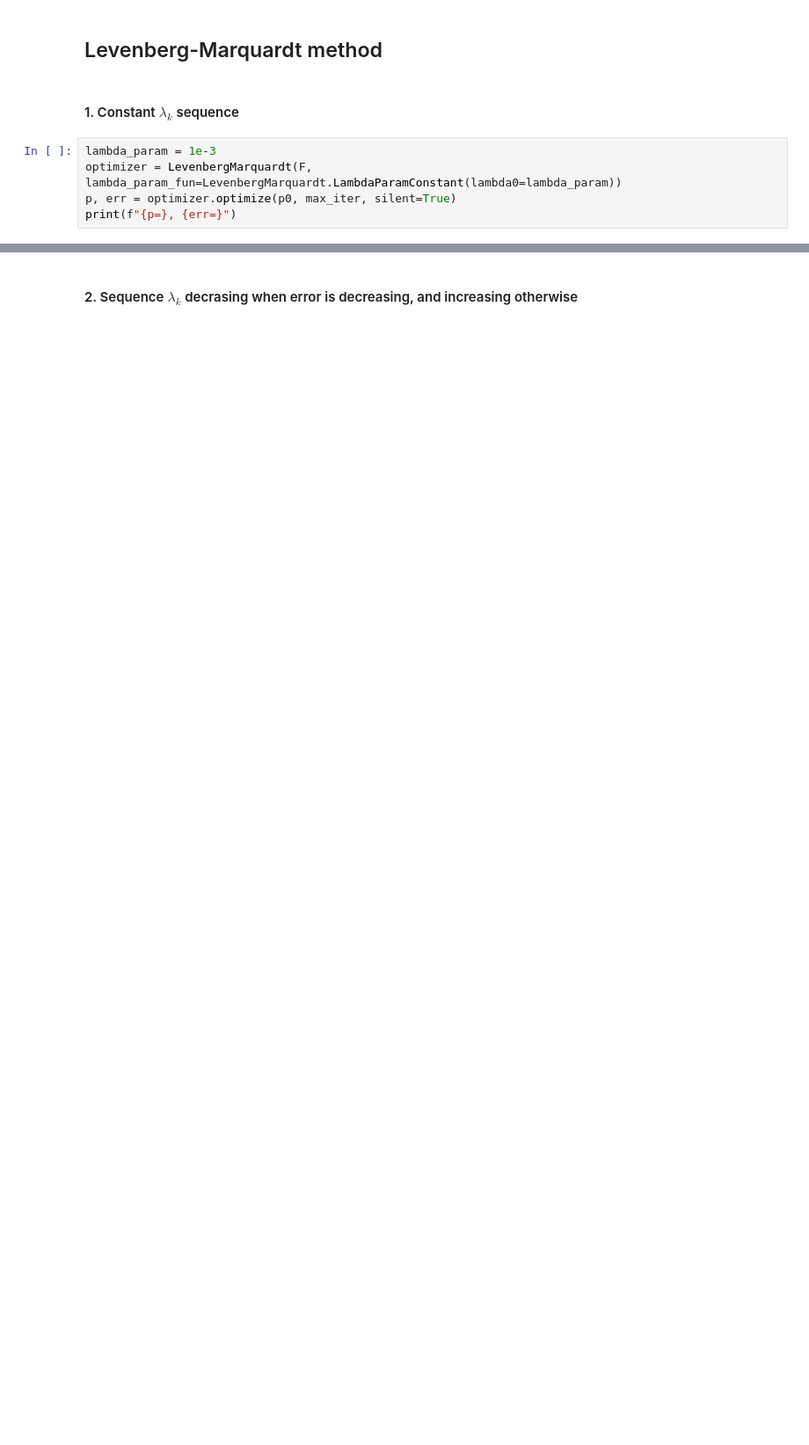
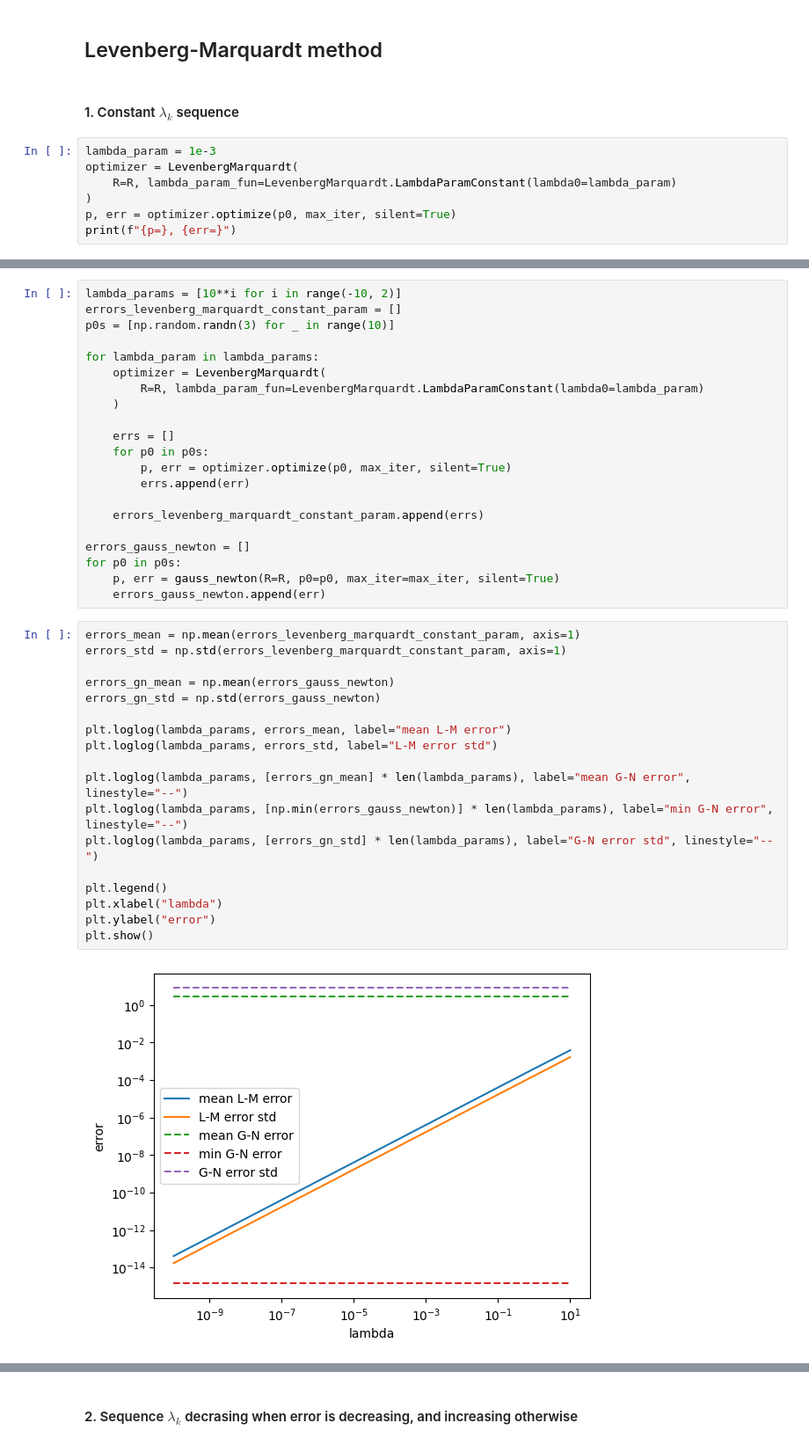
Before and after one commit to Perlik476/MNUMAD-optimizers, a Jupyter notebook: project/test.ipynb, the cells around one changed output, grey strips where cells are left out. Shown: that part at 88% size. Cells and saved outputs as stored; diff of their text form; blank space fills up the shorter version.

Commit message:
Add gradient descent and plots of errors

```diff
--- a/project/test.ipynb
+++ b/project/test.ipynb
@@ -90,7 +145,9 @@ array([1., 2., 3., 4.])
 #### 1. Constant $\lambda_k$ sequence
 # %%
 lambda_param = 1e-3
-optimizer = LevenbergMarquardt(F, lambda_param_fun=LevenbergMarquardt.LambdaParamConstant(lambda0=lambda_param))
+optimizer = LevenbergMarquardt(
+    R=R, lambda_param_fun=LevenbergMarquardt.LambdaParamConstant(lambda0=lambda_param)
+)
 p, err = optimizer.optimize(p0, max_iter, silent=True)
 print(f"{p=}, {err=}")
 # %% [output]
@@ -101,0 +161,41 @@ array([1.00068535, 2.00028779, 2.99989023, 3.99949268])
+# %%
+lambda_params = [10**i for i in range(-10, 2)]
+errors_levenberg_marquardt_constant_param = []
+p0s = [np.random.randn(3) for _ in range(10)]
+
+for lambda_param in lambda_params:
+    optimizer = LevenbergMarquardt(
+        R=R, lambda_param_fun=LevenbergMarquardt.LambdaParamConstant(lambda0=lambda_param)
+    )
+
+    errs = []
+    for p0 in p0s:
+        p, err = optimizer.optimize(p0, max_iter, silent=True)
+        errs.append(err)
+
+    errors_levenberg_marquardt_constant_param.append(errs)
+
+errors_gauss_newton = []
+for p0 in p0s:
+    p, err = gauss_newton(R=R, p0=p0, max_iter=max_iter, silent=True)
+    errors_gauss_newton.append(err)
+# %%
+errors_mean = np.mean(errors_levenberg_marquardt_constant_param, axis=1)
+errors_std = np.std(errors_levenberg_marquardt_constant_param, axis=1)
+
+errors_gn_mean = np.mean(errors_gauss_newton)
+errors_gn_std = np.std(errors_gauss_newton)
+
+plt.loglog(lambda_params, errors_mean, label="mean L-M error")
+plt.loglog(lambda_params, errors_std, label="L-M error std")
+
+plt.loglog(lambda_params, [errors_gn_mean] * len(lambda_params), label="mean G-N error", linestyle="--")
+plt.loglog(lambda_params, [np.min(errors_gauss_newton)] * len(lambda_params), label="min G-N error", linestyle="--")
+plt.loglog(lambda_params, [errors_gn_std] * len(lambda_params), label="G-N error std", linestyle="--")
+
+plt.legend()
+plt.xlabel("lambda")
+plt.ylabel("error")
+plt.show()
+# %% [output]
+[figure, added]
```
Also changed, not shown: parts of 25 cells of this notebook, 1 other file.
